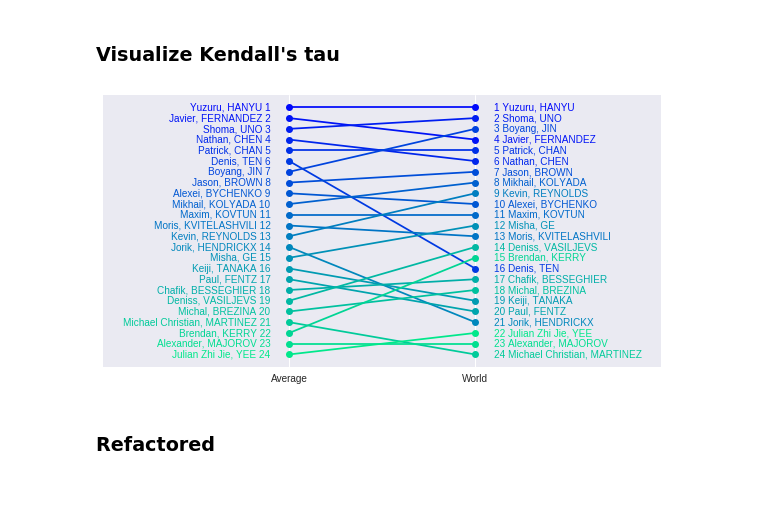
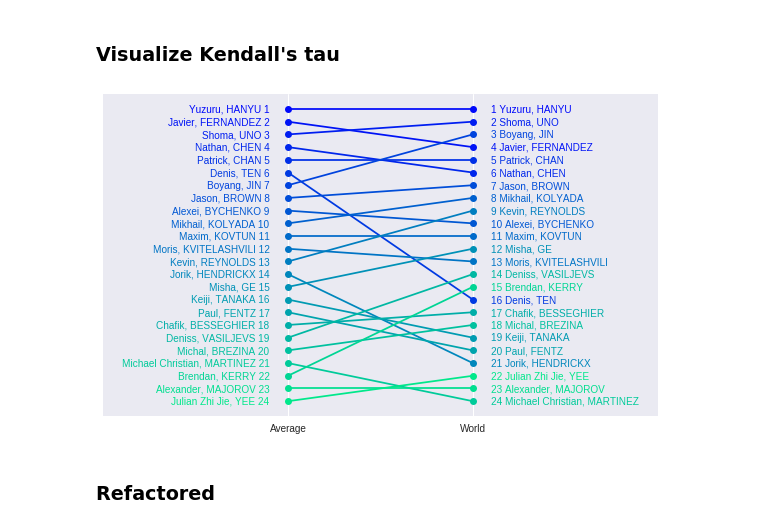
Before and after one commit to khanhnguyendata/skate_predict, a Jupyter notebook: analysis.ipynb, the cells around one changed output. Drawn from its saved outputs; the diff is of its cells as text; code cells hidden in the pictures; blank space fills up the shorter version.

```diff
--- a/analysis.ipynb
+++ b/analysis.ipynb
@@ -154,7 +154,7 @@ np.sqrt(score_comparison['sq_error'].mean())
 # %%
 def plot_rankings(first_ranking, second_ranking, first_label, second_label, filepath=None):
     ### Take two rankings as sorted list and plot them together
-    fig, ax = plt.subplots(figsize=(10, 5))
+    fig, ax = plt.subplots(figsize=(8, 5))
     cmap = mpl.cm.get_cmap('winter')
 
     n_skaters = len(first_ranking)
@@ -178,13 +178,14 @@ def plot_rankings(first_ranking, second_ranking, first_label, second_label, file
     ax.set_xticks([0, 1])
     ax.set_xticklabels([first_label, second_label])
     ax.set_yticks([])
+    plt.tight_layout()
     plt.show()
     if filepath:
         fig.savefig(filepath)
 # %%
-plot_rankings(avg_ranking, world_ranking, 'Average', 'World', 'viz/average_world.png')
+plot_rankings(avg_ranking, world_ranking, 'Average', 'World')
 # %% [output]
-[figure, old version]
+[figure, new version]
 # %% [markdown]
 ### Refactored
 # %%
```
Also changed, not shown: parts of 36 cells of this notebook.
